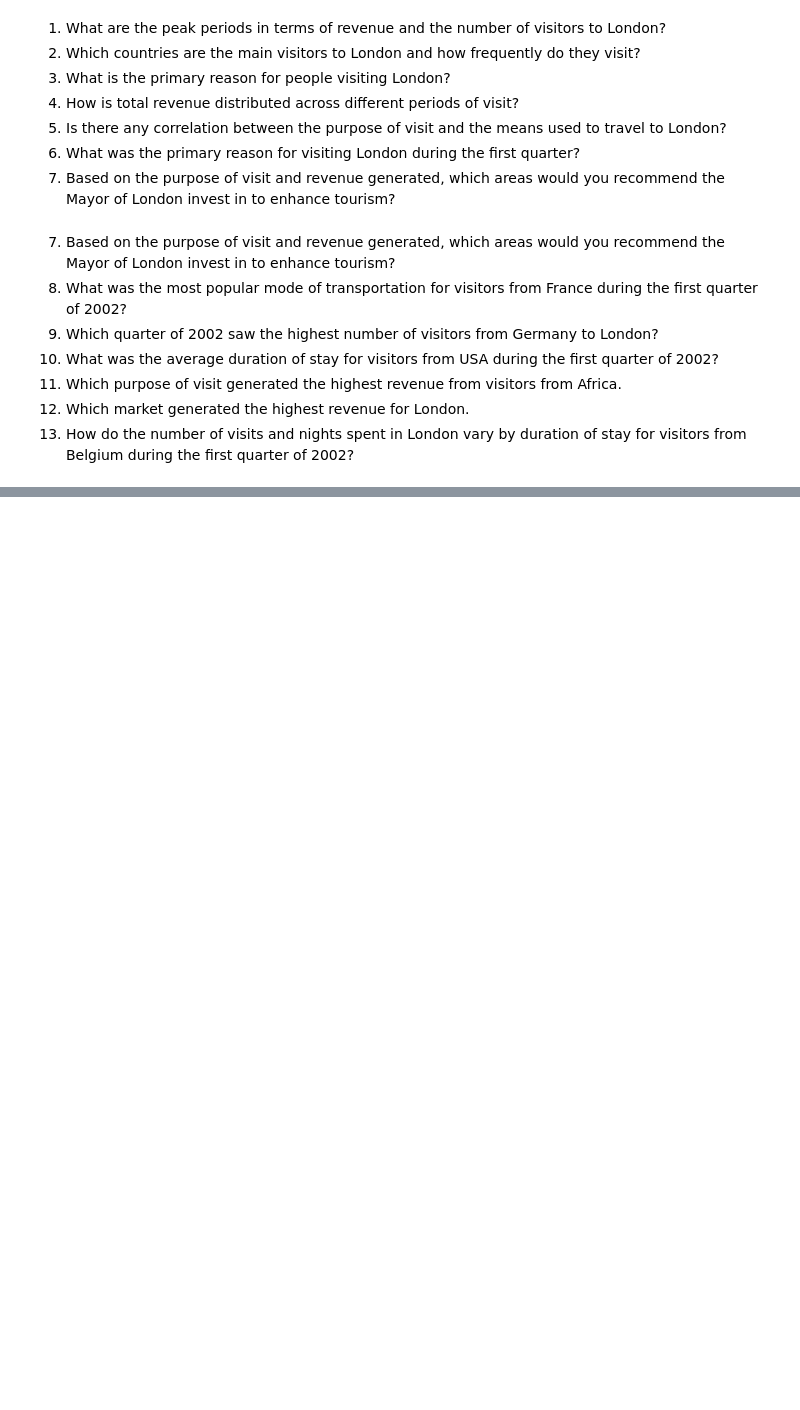
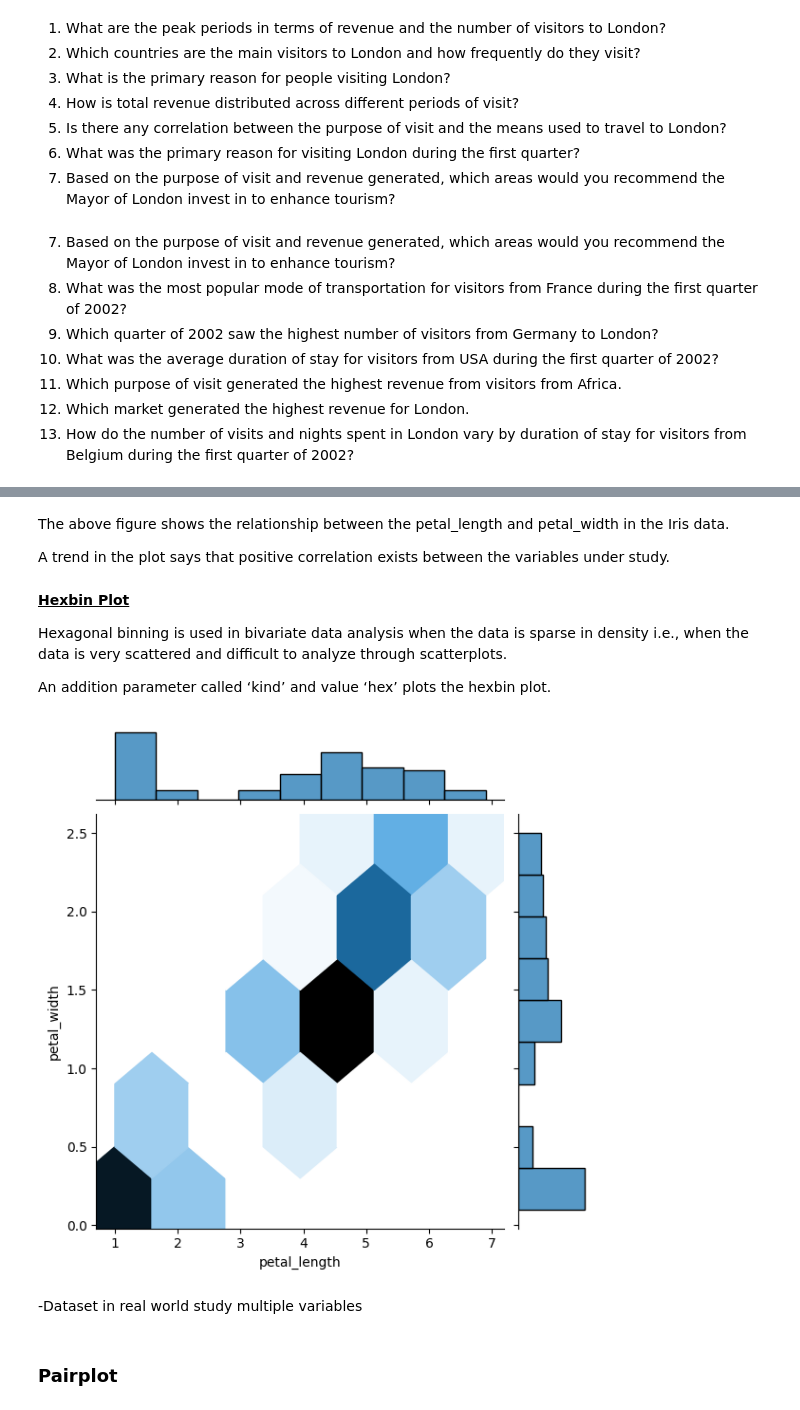
Before and after one commit to LangatMark/DataScience, a Jupyter notebook: trial/data visualization with Matplotlib, seaborn.ipynb, the cells around one changed output, grey strips where cells are left out. Saved outputs shown, nothing was run; the diff lists cells and outputs as text; code cells hidden in the pictures; blank space fills up the shorter version.

```diff
--- a/trial/data visualization with Matplotlib, seaborn.ipynb
+++ b/trial/data visualization with Matplotlib, seaborn.ipynb
@@ -1034,0 +1148,21 @@ of stay for visitors from USA during the first quarter of 2002?
+# %% [markdown]
+The above figure shows the relationship between the petal_length and petal_width in the Iris data.
+
+A trend in the plot says that positive correlation exists between the variables under study.
+# %% [markdown]
+
+<u>**Hexbin Plot**</u>
+
+Hexagonal binning is used in bivariate data analysis when the data is sparse in density i.e., when the data is very scattered and difficult to analyze through scatterplots.
+
+An addition parameter called ‘kind’ and value ‘hex’ plots the hexbin plot.
+# %%
+df = sns.load_dataset('iris')
+sns.jointplot(x = 'petal_length',y = 'petal_width',data = df,kind = 'hex')
+plt.show()
+# %% [output]
+[figure, added]
+# %% [markdown]
+-Dataset in real world study multiple variables
+# %% [markdown]
+### Pairplot
```
Also changed, not shown: parts of 70 cells of this notebook.
